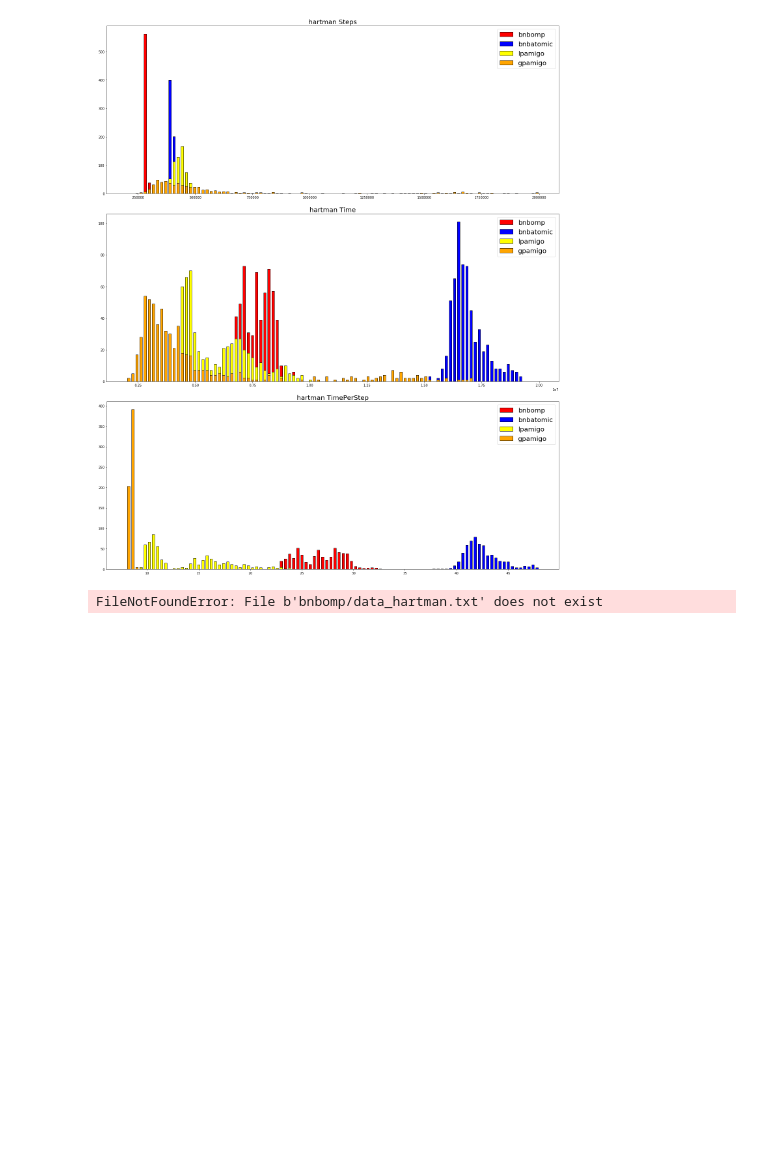
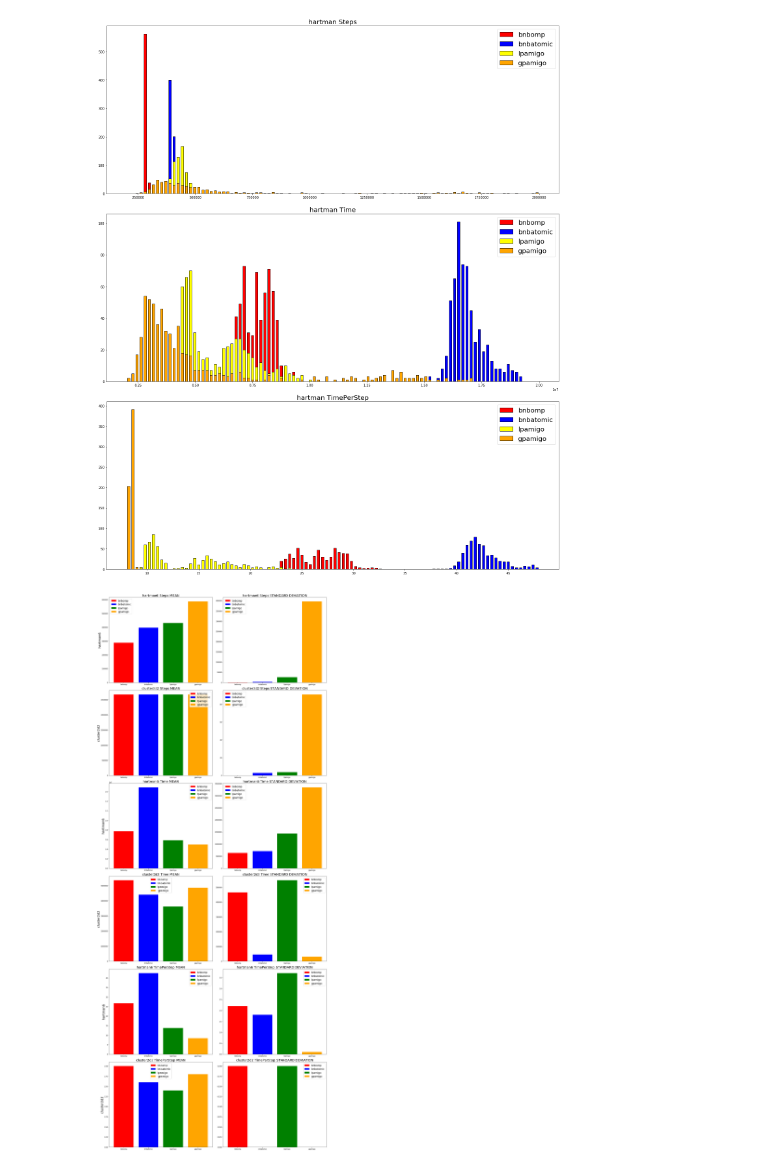
Before and after one commit to yambulatof/BnBSharedMemory, a Jupyter notebook: Algorithms comparison.ipynb, the cells around one changed output. Cells and saved outputs as stored; diff of their text form; code cells hidden in the pictures; blank space fills up the shorter version.

```diff
--- a/Algorithms comparison.ipynb
+++ b/Algorithms comparison.ipynb
@@ -243,7 +243,7 @@ import statistics
 
 
 TEST_NAMES = [
-    'hartman',
+    'hartman6',
     'cluster2d2',
     #'biggs',
 ]
@@ -279,31 +279,31 @@ fig.set_size_inches(20, 8 * (PARAM_COUNT * TEST_COUNT))
 idx_ax = 0
 
 for param in HIST_PARAMS:
     for test_name in TEST_NAMES:
         res_stdev = []
         res_mean = []
         for algo_name in ALGORITHM_NAMES:
             if algo_name not in results.keys():
                 results[algo_name] = []
             mean = round(statistics.mean(DATASETS[algo_name][test_name][param]), 1)
             stdev = round(statistics.stdev(DATASETS[algo_name][test_name][param]), 1)
             results[algo_name].append([mean, stdev])
             res_stdev.append(stdev)
             res_mean.append(mean)
         mean_ax = axes.flat[idx_ax]
         bar = mean_ax.bar(ALGORITHM_NAMES, res_mean, color=COLORS)
         mean_ax.set_title('{} {} {}'.format(test_name, param, 'MEAN'), fontsize=20)
         mean_ax.legend(bar, ALGORITHM_NAMES, fontsize=15)
         mean_ax.set_ylabel(test_name, fontsize=20)
         stdev_ax = axes.flat[idx_ax + 1]
         bar = stdev_ax.bar(ALGORITHM_NAMES, res_stdev, color=COLORS)
         stdev_ax.set_title('{} {} {}'.format(test_name, param, 'STANDARD DEVIATION'), fontsize=20)
         stdev_ax.legend(bar, ALGORITHM_NAMES, fontsize=15)
         idx_ax += 2
 
 
 
 fig.tight_layout()
 plt.show()
 # %% [output]
-FileNotFoundError: File b'bnbomp/data_hartman.txt' does not exist
+[figure, added]
```
